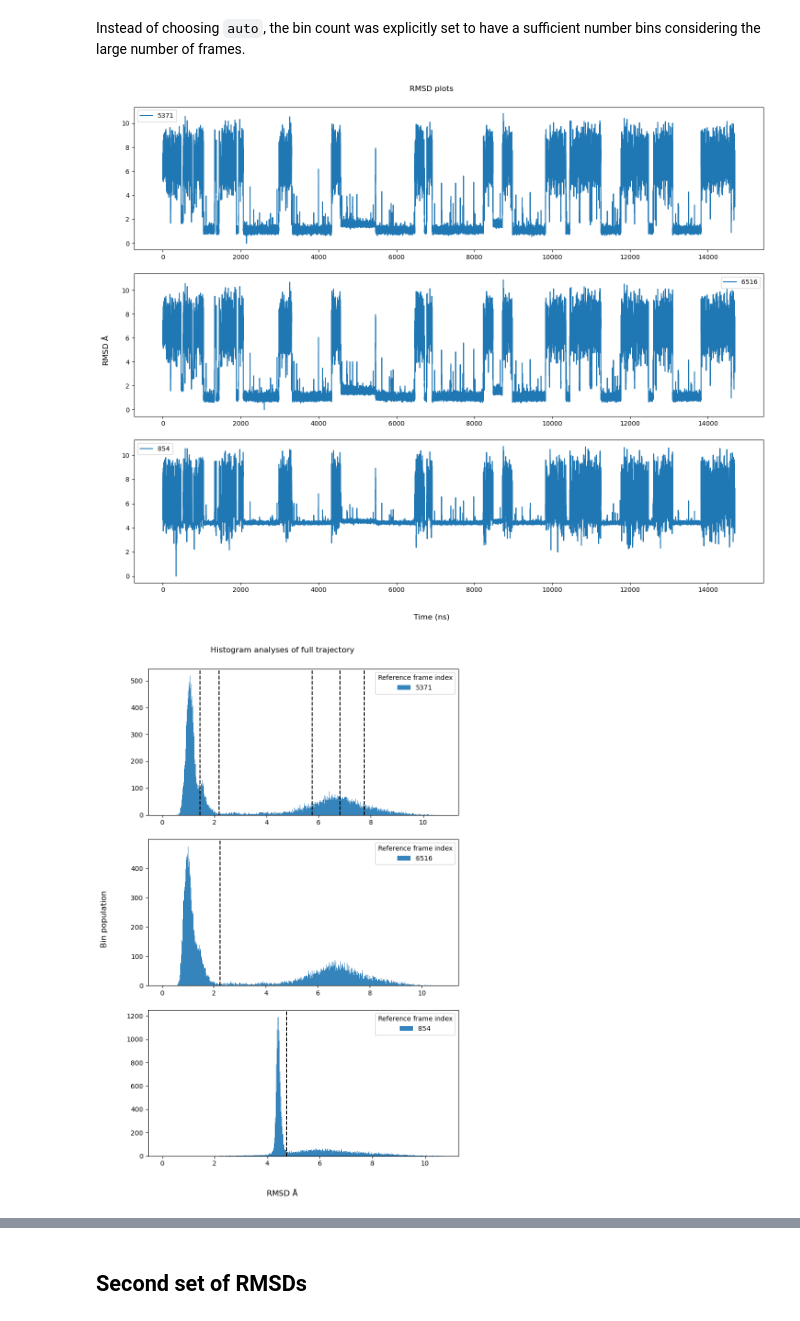
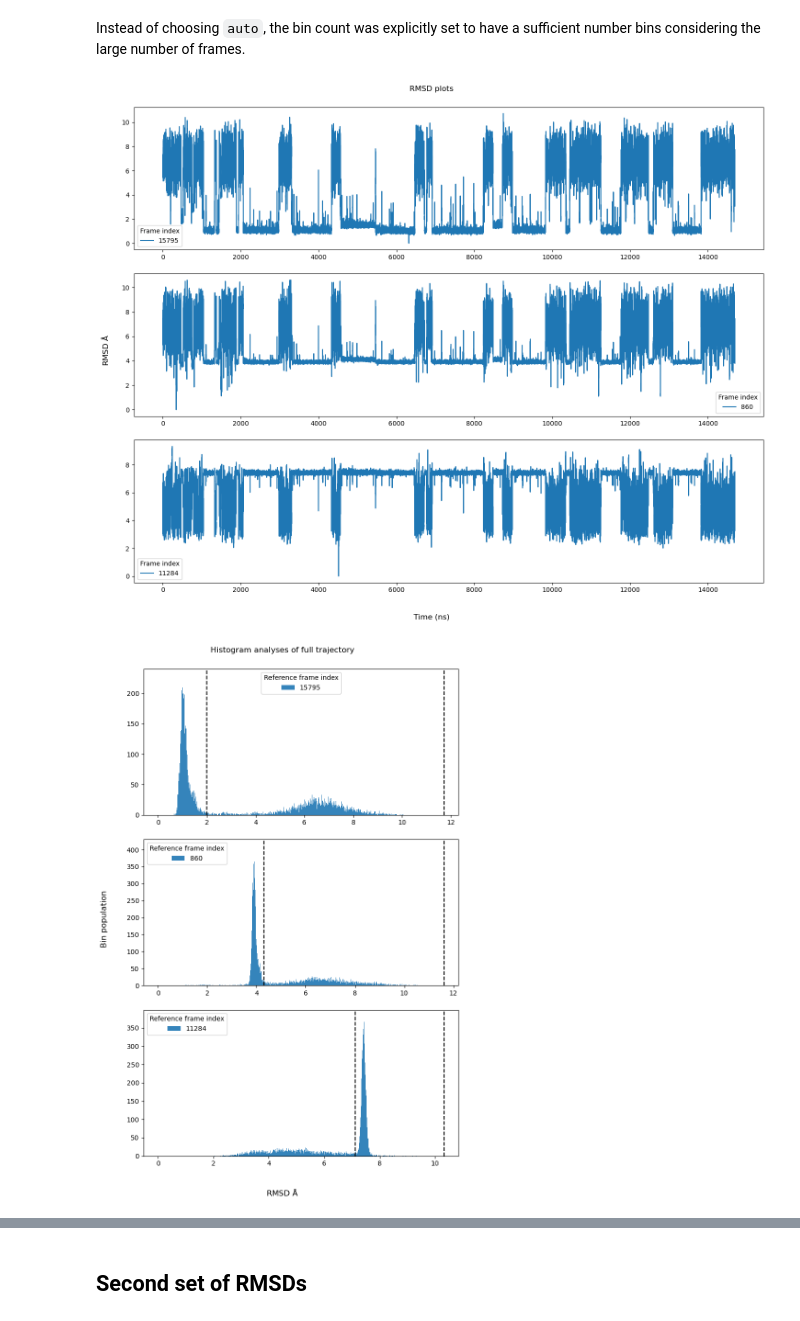
Before and after one commit to nithinkr2000/mc_trex, a Jupyter notebook: docs/examples/Trajectory classification.ipynb, the cells around one changed output, grey strips where cells are left out. Cells and saved outputs as stored; diff of their text form; code cells hidden in the pictures.

```diff
--- a/docs/examples/Trajectory classification.ipynb
+++ b/docs/examples/Trajectory classification.ipynb
@@ -83,43 +215,45 @@ refs1 = [mda.Universe(top, coords[idx, :, :]) for idx in refs]
 # %%
-rmsds1 = ra.get_similarity_metric(traj, refs1, filenames=[str(i + 1) + ".nc" for i in range(3)], select="nucleic and not type H*")
+filenames = ["/home/nithinkomathrajendran/all_repos/mc_trex/docs/examples/aligned" + str(i+1) + ".nc" for i in range(3)]
+
+full_rmsds = ra.get_similarity_metric(filenames=filenames, select="nucleic and not type H*")
 # %%
-hist1 = ra.bin_frames(rmsds1, bins=1000)
+full_hist = ra.bin_frames(full_rmsds, bins=3000)
 # %% [markdown]
 Instead of choosing `auto`, the bin count was explicitly set to have a sufficient number bins considering the large number of frames.
 # %%
 fig, axs = plt.subplots(nrows=3, figsize=(15, 12))
 
-for rmsd, ax, refidx in zip(rmsds1, axs.flat, refs):
-    ax.plot(np.arange(rmsds1[0].shape[0])*0.4, rmsd, label=refidx)
-    ax.legend()
+for rmsd, ax, refidx in zip(full_rmsds, axs.flat, refs):
+    ax.plot(np.arange(full_rmsds[0].shape[0])*0.4, rmsd, label=refidx)
+    ax.legend(title="Frame index")
 fig.supxlabel("Time (ns)")
 fig.supylabel(r"RMSD $\mathrm{\AA}$")
 fig.suptitle("RMSD plots")
 fig.tight_layout(pad=2)
 # %% [output]
-[figure, old version]
+[figure, new version]
 # %%
-cuts1 = ra.get_cuts(hist1, max_components=10, height=20)
+full_cuts, models = ra.get_cuts(full_hist, n_components=2, height=5, return_models=True)
 # %%
 fig, axs = plt.subplots(nrows=3, figsize=(8, 12))
 
-for cut, hist, idx, ax in zip(cuts1, hist1, refs, axs.flat):
+for cut, hist, idx, ax in zip(full_cuts, full_hist, refs, axs.flat):
     bin_centers = (hist[1][1:] + hist[1][:-1]) / 2
     ax.bar(bin_centers, hist[0],
             label=str(idx),
             width=(bin_centers[1] - bin_centers[0]),
             alpha=0.9)
 
     for c in cut:
         if c is not None:
             ax.axvline(c, color='k', ls='--')
 
     ax.legend(title="Reference frame index")
 
 fig.supxlabel(r"RMSD $\mathrm{\AA}$")
 fig.supylabel("Bin population")
 fig.suptitle("Histogram analyses of full trajectory")
 fig.tight_layout(pad=2)
 # %% [output]
-[figure, old version]
+[figure, new version]
 # %% [markdown]
```
Also changed, not shown: parts of 58 cells of this notebook, 6 other files.
